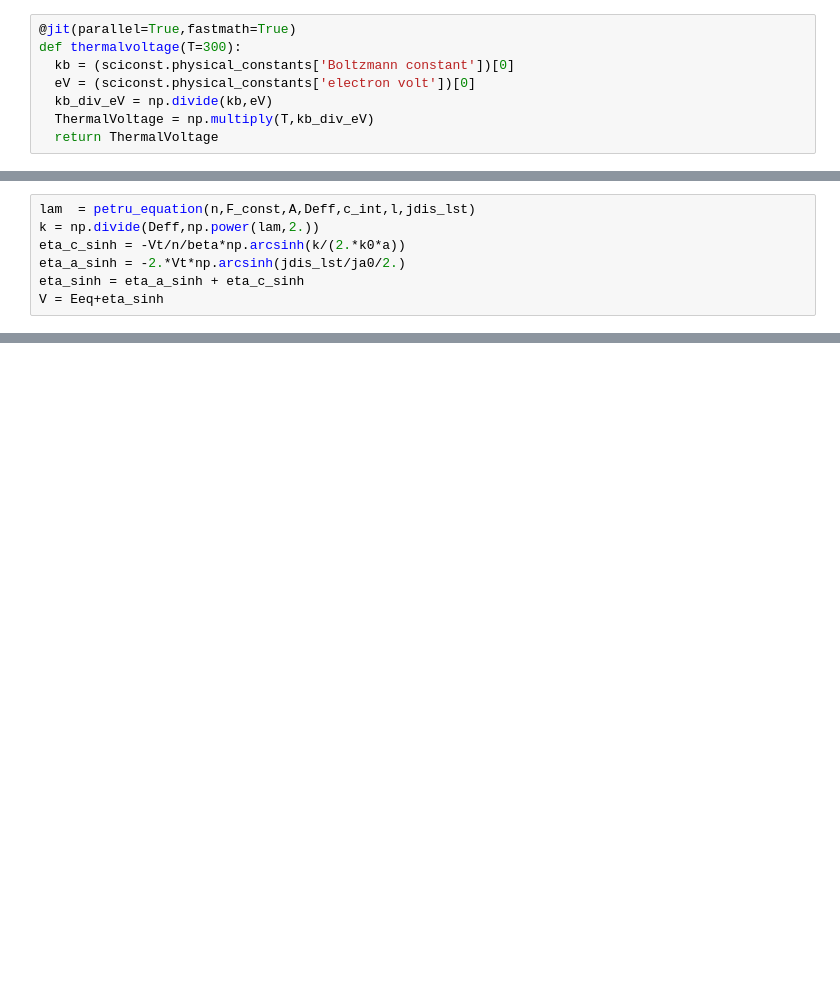
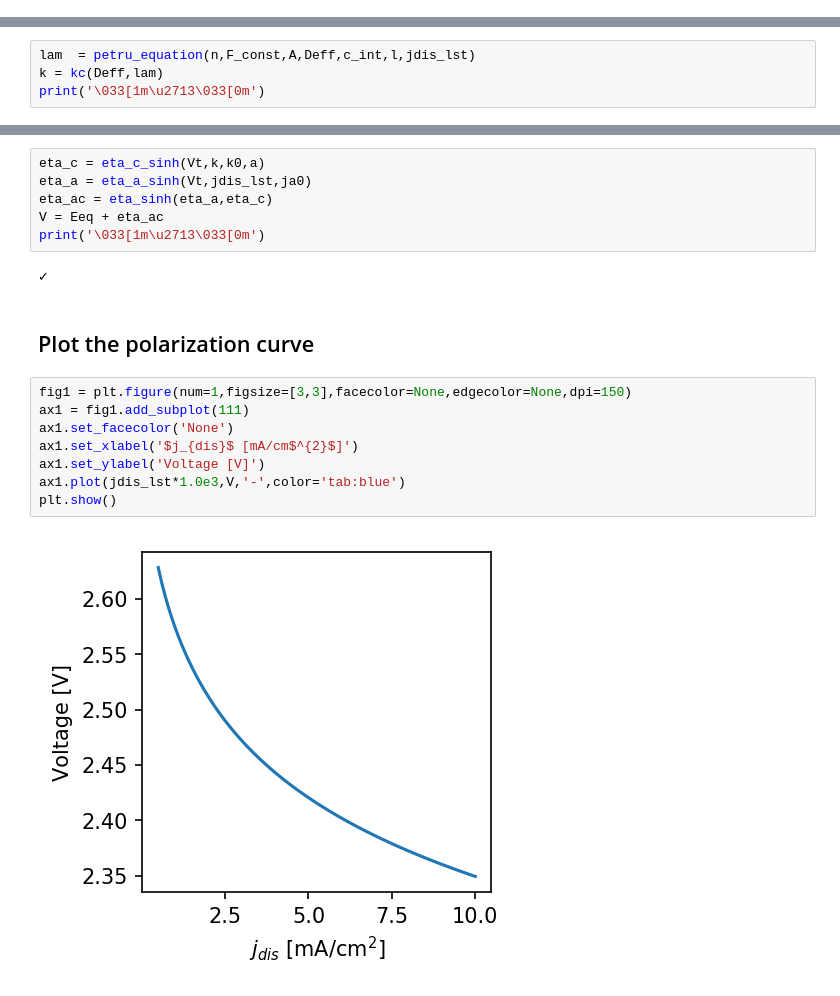
Before and after one commit to mohitmeht/Research_codes, a Jupyter notebook: Simulating_voltage_response_in_Li_air.ipynb, the cells around one changed output, grey strips where cells are left out. Drawn from its saved outputs; the diff is of its cells as text; blank space fills up the shorter version.

```diff
--- a/Simulating_voltage_response_in_Li_air.ipynb
+++ b/Simulating_voltage_response_in_Li_air.ipynb
@@ -15,8 +2,0 @@ from scipy.optimize import fsolve
-# %%
-@jit(parallel=True,fastmath=True)
-def thermalvoltage(T=300):
-  kb = (sciconst.physical_constants['Boltzmann constant'])[0]
-  eV = (sciconst.physical_constants['electron volt'])[0]
-  kb_div_eV = np.divide(kb,eV)
-  ThermalVoltage = np.multiply(T,kb_div_eV)
-  return ThermalVoltage
@@ -97,7 +2,0 @@ The open circuit voltage as a result of oxygen polarization is calculated below.
-# %%
-lam  = petru_equation(n,F_const,A,Deff,c_int,l,jdis_lst)
-k = np.divide(Deff,np.power(lam,2.))
-eta_c_sinh = -Vt/n/beta*np.arcsinh(k/(2.*k0*a))
-eta_a_sinh = -2.*Vt*np.arcsinh(jdis_lst/ja0/2.)
-eta_sinh = eta_a_sinh + eta_c_sinh
-V = Eeq+eta_sinh
@@ -115,0 +219,4 @@ plt.show()
+# %%
+lam  = petru_equation(n,F_const,A,Deff,c_int,l,jdis_lst)
+k = kc(Deff,lam)
+print('\033[1m\u2713\033[0m')
@@ -115,0 +228,20 @@ plt.show()
+# %%
+eta_c = eta_c_sinh(Vt,k,k0,a)
+eta_a = eta_a_sinh(Vt,jdis_lst,ja0)
+eta_ac = eta_sinh(eta_a,eta_c)
+V = Eeq + eta_ac
+print('\033[1m\u2713\033[0m')
+# %% [output]
+✓
+# %% [markdown]
+## Plot the polarization curve
+# %%
+fig1 = plt.figure(num=1,figsize=[3,3],facecolor=None,edgecolor=None,dpi=150)
+ax1 = fig1.add_subplot(111)
+ax1.set_facecolor('None')
+ax1.set_xlabel('$j_{dis}$ [mA/cm$^{2}$]')
+ax1.set_ylabel('Voltage [V]')
+ax1.plot(jdis_lst*1.0e3,V,'-',color='tab:blue')
+plt.show()
+# %% [output]
+[figure, added]
```
Also changed, not shown: parts of 76 cells of this notebook.
